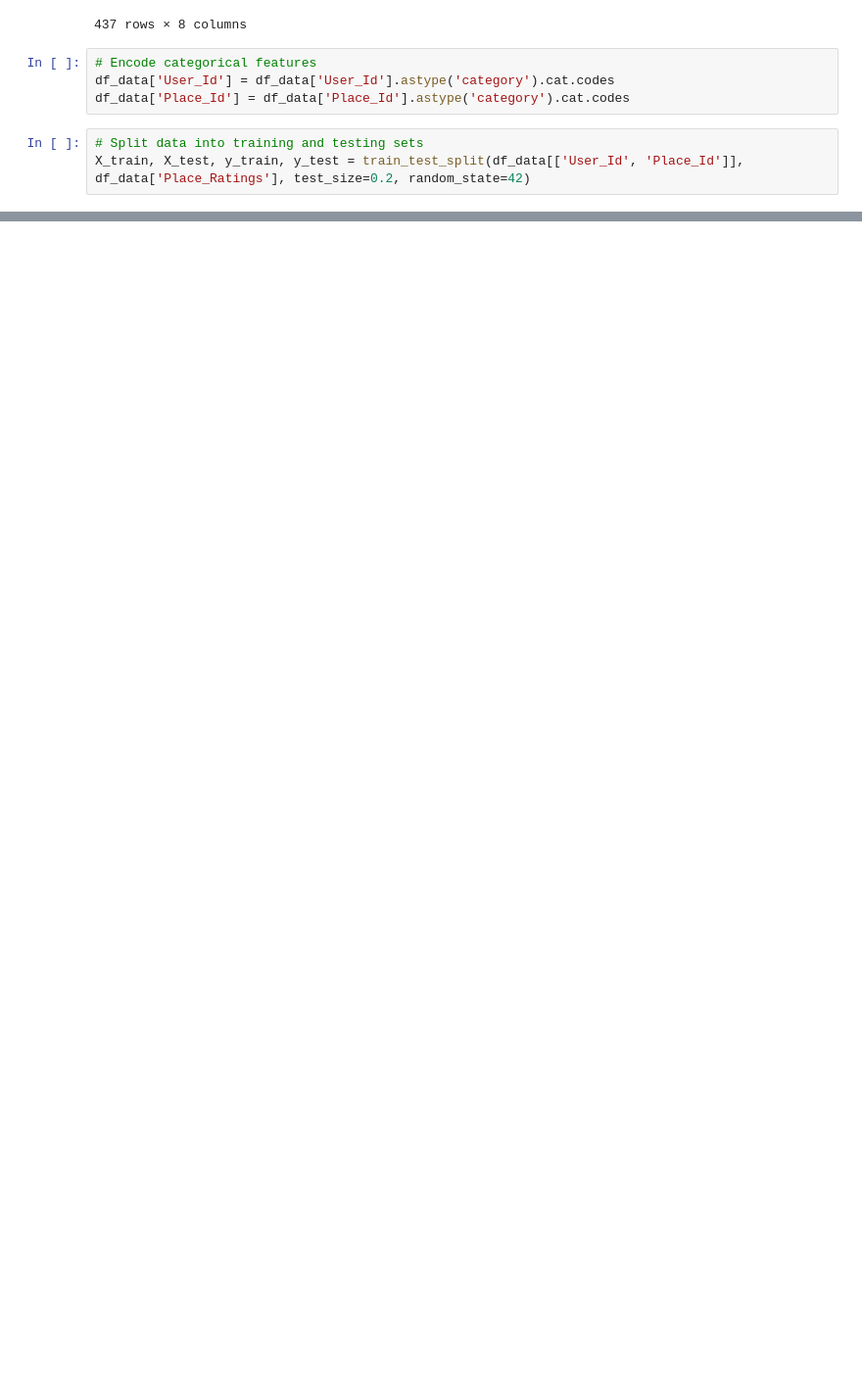
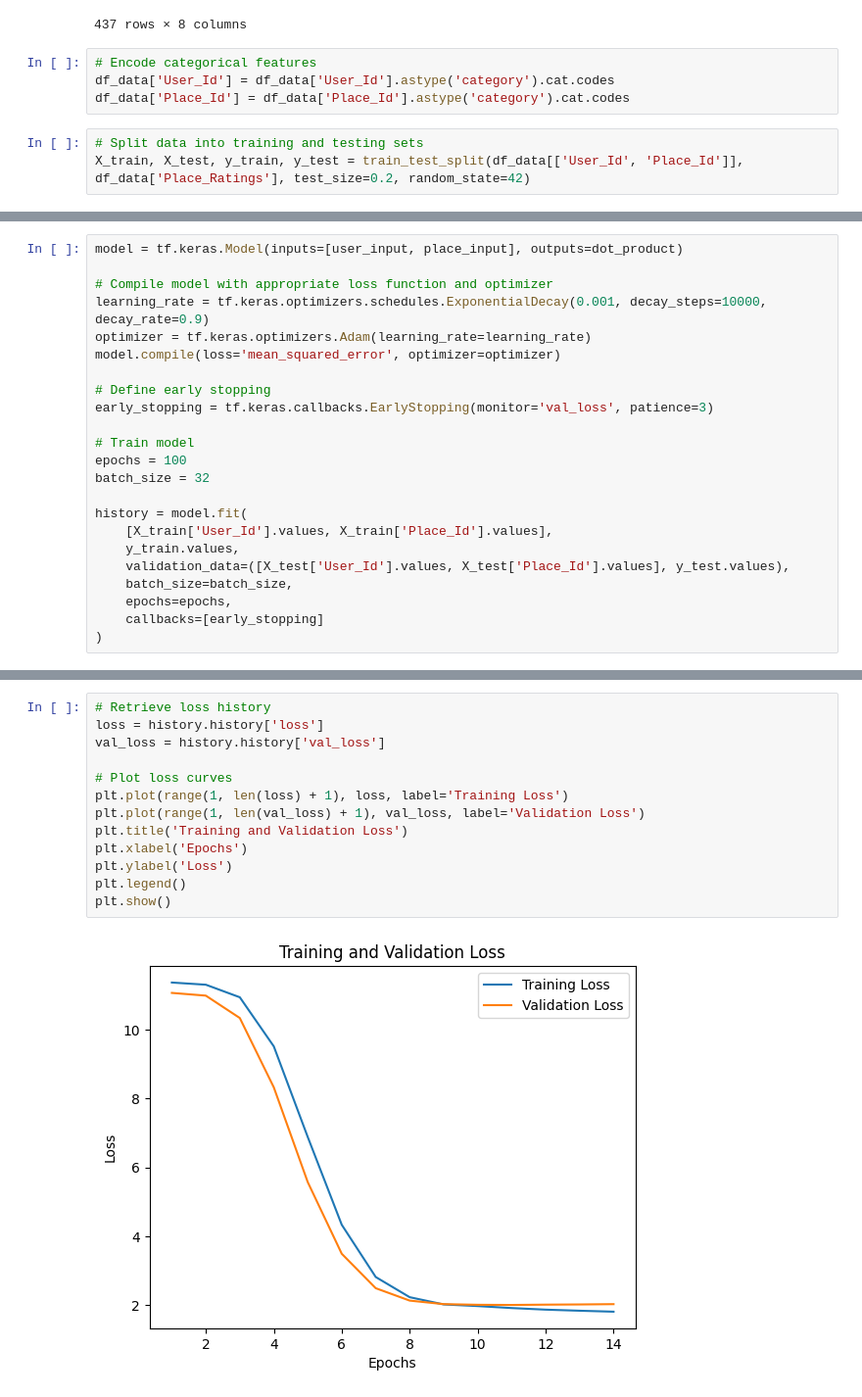
Before and after one commit to AlbertusAlanMehetabel/JelaJava, a Jupyter notebook: Model/JelaJava.ipynb, the cells around one changed output, grey strips where cells are left out. Shown at 98% size. Drawn from its saved outputs; the diff is of its cells as text; blank space fills up the shorter version.

Commit message:
Modelling Data and Loss Evaluation

```diff
--- a/Model/JelaJava.ipynb
+++ b/Model/JelaJava.ipynb
@@ -209,0 +227,23 @@ for index, row in df_data.iterrows():
+# %%
+model = tf.keras.Model(inputs=[user_input, place_input], outputs=dot_product)
+
+# Compile model with appropriate loss function and optimizer
+learning_rate = tf.keras.optimizers.schedules.ExponentialDecay(0.001, decay_steps=10000, decay_rate=0.9)
+optimizer = tf.keras.optimizers.Adam(learning_rate=learning_rate)
+model.compile(loss='mean_squared_error', optimizer=optimizer)
+
+# Define early stopping
+early_stopping = tf.keras.callbacks.EarlyStopping(monitor='val_loss', patience=3)
+
+# Train model
+epochs = 100
+batch_size = 32
+
+history = model.fit(
+    [X_train['User_Id'].values, X_train['Place_Id'].values],
+    y_train.values,
+    validation_data=([X_test['User_Id'].values, X_test['Place_Id'].values], y_test.values),
+    batch_size=batch_size,
+    epochs=epochs,
+    callbacks=[early_stopping]
+)
@@ -209,0 +270,15 @@ for index, row in df_data.iterrows():
+# %%
+# Retrieve loss history
+loss = history.history['loss']
+val_loss = history.history['val_loss']
+
+# Plot loss curves
+plt.plot(range(1, len(loss) + 1), loss, label='Training Loss')
+plt.plot(range(1, len(val_loss) + 1), val_loss, label='Validation Loss')
+plt.title('Training and Validation Loss')
+plt.xlabel('Epochs')
+plt.ylabel('Loss')
+plt.legend()
+plt.show()
+# %% [output]
+[figure, added]
```
Also changed, not shown: parts of 5 cells of this notebook.
